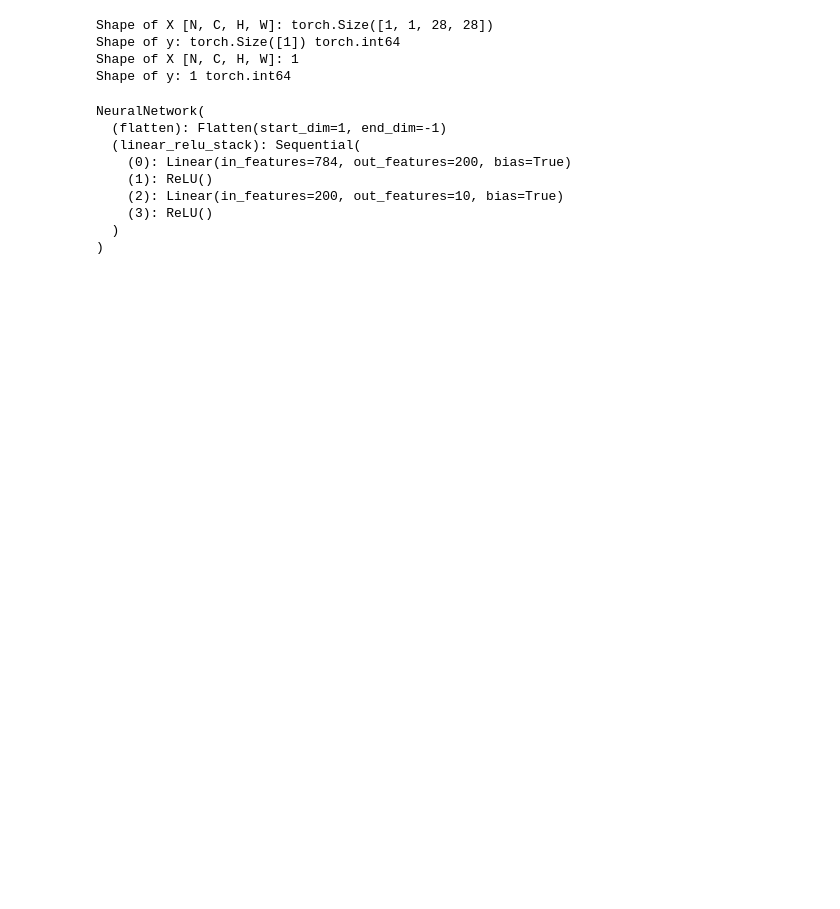
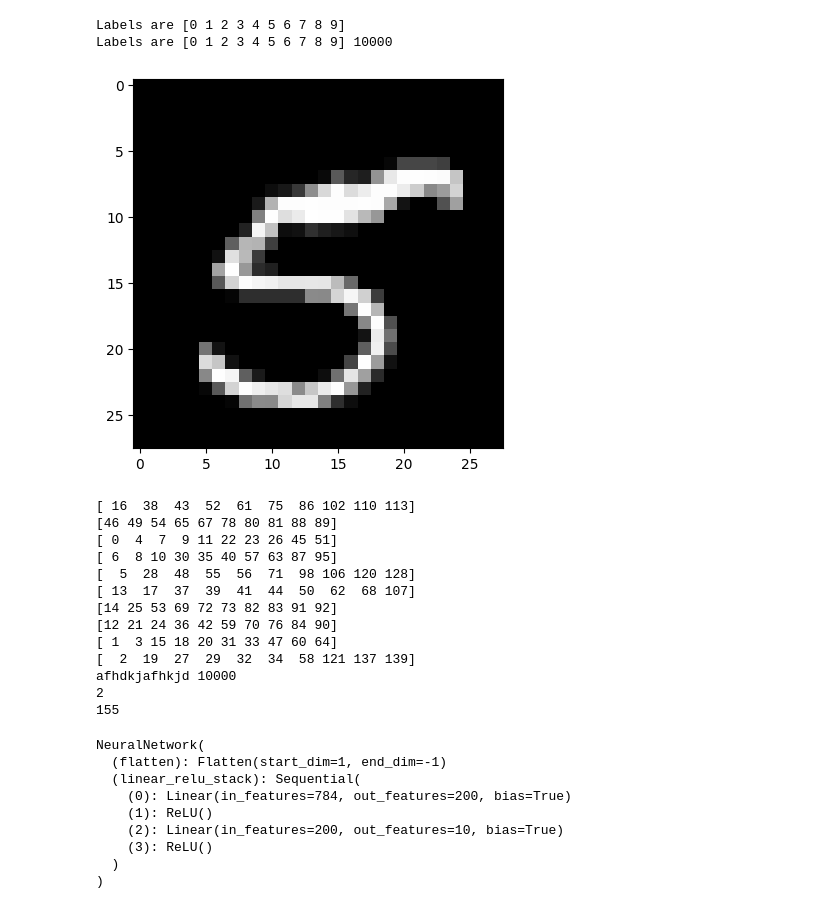
Before and after one commit to anjilab/gsu-intro-to-ml-project, a Jupyter notebook: load-mnist.ipynb, the cells around one changed output. Drawn from its saved outputs; the diff is of its cells as text; code cells hidden in the pictures; blank space fills up the shorter version.

```diff
--- a/load-mnist.ipynb
+++ b/load-mnist.ipynb
@@ -42,37 +34,92 @@ Transform: ToTensor()
 # %%
 batch_size = 64
 desired_num_samples = 10000
 examples_per_class = 1000
 
 selected_indices = []
 
 # Iterate through each class to select the desired number of examples
 for class_idx in range(10):  # MNIST has 10 classes (digits 0 to 9)
     class_indices = [idx for idx, label in enumerate(training_data.targets) if label == class_idx]
     selected_indices.extend(class_indices[:examples_per_class])
 
 # Create a SubsetRandomSampler with the selected indices
 subset_sampler = SubsetRandomSampler(selected_indices)
 # Create data loaders.
 # train_dataloader = DataLoader(training_data, batch_size=batch_size, sampler=subset_sampler)
 # test_dataloader = DataLoader(test_data, batch_size=batch_size)
 
 
 train_dataloader = DataLoader(training_data, sampler=subset_sampler)
 test_dataloader = DataLoader(test_data)
 
-for X, y in test_dataloader:
-    print(f"Shape of X [N, C, H, W]: {X.shape}")
-    print(f"Shape of y: {y.shape} {y.dtype}")
-    break
+X_input_image_arr = [X for batch, (X,y) in enumerate(train_dataloader)]
+Y_label_arr = [y for batch, (X,y) in enumerate(train_dataloader)]
 
 
-for X, y in train_dataloader:
-    print(f"Shape of X [N, C, H, W]: {len(X)}")
-    print(f"Shape of y: {len(y)} {y.dtype}")
-    break
+total_number_of_samples = len(train_dataloader)
+labeled_sample_for_every_class = 10
+
+unique_labels = np.unique([y for batch, (X,y) in enumerate(train_dataloader)])
+print("Labels are", unique_labels)
+
+labeled_mask = np.zeros(total_number_of_samples, dtype=bool)
+
+
+print("Labels are", np.unique([y for batch, (X,y) in enumerate(train_dataloader)]), len(labeled_mask))
+
+
+img = X_input_image_arr[0].numpy().squeeze()
+plt.imshow(img, cmap='gray')
+plt.show()
+
+for i in range(len(unique_labels)):
+    indices = np.where(np.array(Y_label_arr) == i)[0]
+    print(indices[:labeled_sample_for_every_class])
+    np.random.shuffle(indices)
+    labeled_mask[indices[:labeled_sample_for_every_class]] = True
+
+print("afhdkjafhkjd",len(labeled_mask))
+
+labeled_dataset = Subset(train_dataloader, np.where(labeled_mask)[0])
+unlabeled_dataset = Subset(train_dataloader, np.where(~labeled_mask)[0])
+
+
+
+# for X, y in test_dataloader:
+#     print(f"Shape of X [N, C, H, W]: {X.shape}")
+#     print(f"Shape of y: {y.shape} {y.dtype}")
+#     break
+
+
+# for X, y in train_dataloader:
+#     print(f"Shape of X [N, C, H, W]: {len(X)}")
+#     print(f"Shape of y: {len(y)} {y.dtype}")
+#     break
+
+
+# DataLoader for labeled data
+labeled_dataloader =DataLoader(labeled_dataset, batch_size=batch_size, shuffle=True)
+
+# DataLoader for unlabeled data
+unlabeled_dataloader =DataLoader(unlabeled_dataset, batch_size=batch_size, shuffle=True)
+
+print(len(labeled_dataloader))
+print(len(unlabeled_dataloader))
 # %% [output]
-Shape of X [N, C, H, W]: torch.Size([1, 1, 28, 28])
-Shape of y: torch.Size([1]) torch.int64
-Shape of X [N, C, H, W]: 1
-Shape of y: 1 torch.int64
+Labels are [0 1 2 3 4 5 6 7 8 9]
+Labels are [0 1 2 3 4 5 6 7 8 9] 10000
+[figure, added]
+[ 16  38  43  52  61  75  86 102 110 113]
+[46 49 54 65 67 78 80 81 88 89]
+[ 0  4  7  9 11 22 23 26 45 51]
+[ 6  8 10 30 35 40 57 63 87 95]
+[  5  28  48  55  56  71  98 106 120 128]
+[ 13  17  37  39  41  44  50  62  68 107]
+[14 25 53 69 72 73 82 83 91 92]
+[12 21 24 36 42 59 70 76 84 90]
+[ 1  3 15 18 20 31 33 47 60 64]
+[  2  19  27  29  32  34  58 121 137 139]
+afhdkjafhkjd 10000
+2
+155
```
Also changed, not shown: parts of 7 cells of this notebook.
